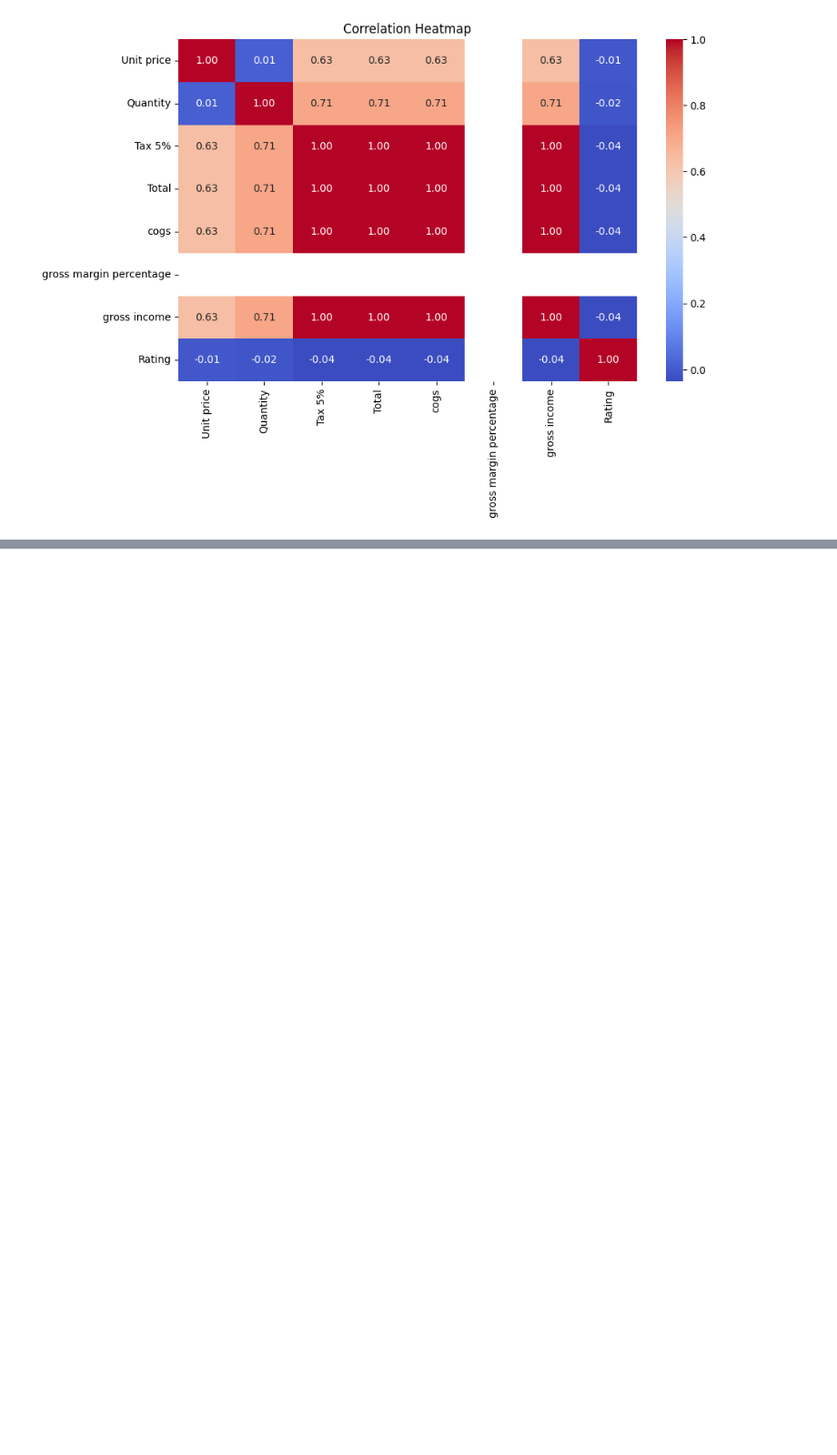
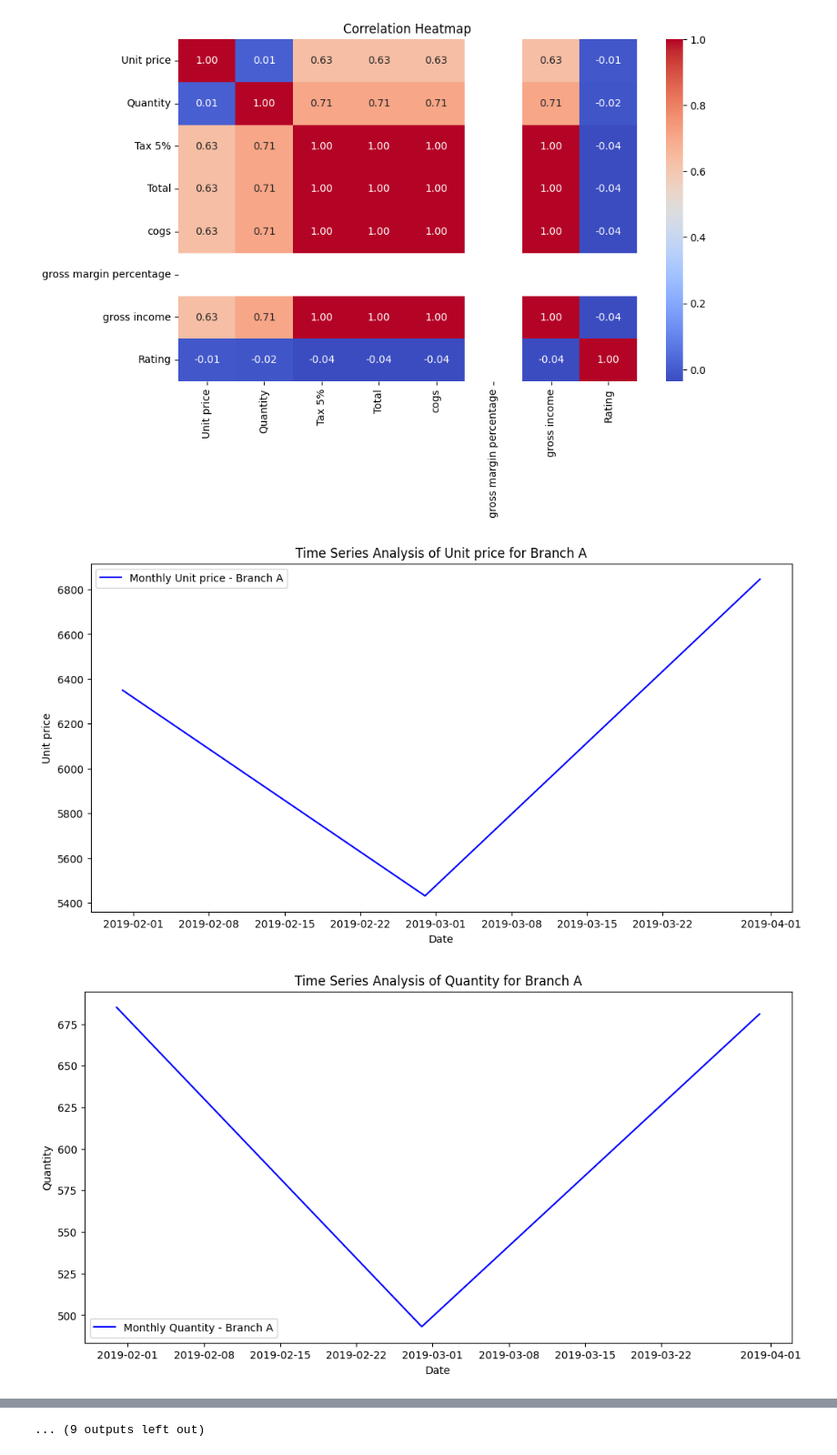
Before and after one commit to AbhiramPollur/ExploratoryDataAnalysis, a Jupyter notebook: 21BDS0383.ipynb, the cells around one changed output, grey strips where cells are left out. Shown at 91% size. Drawn from its saved outputs; the diff is of its cells as text; code cells hidden in the pictures; blank space fills up the shorter version.

```diff
--- a/21BDS0383.ipynb
+++ b/21BDS0383.ipynb
@@ -143,3 +143,25 @@ plt.show()
 # %% [output]
 Multivariate Analysis:
 [figure]
+# %%
+# Grouping
+branches = df['Branch'].unique()
+numeric_columns = ['Unit price', 'Quantity', 'Tax 5%', 'Total', 'cogs', 'gross income', 'Rating']
+# %%
+df['Date'] = pd.to_datetime(df['Date'])
+# %%
+for branch in branches:
+    branch_df = df[df['Branch'] == branch]
+    branch_df = branch_df.set_index('Date').resample('ME').sum()
+    for column in numeric_columns:
+        # Plot time series
+        plt.figure(figsize=(12,6))
+        plt.plot(branch_df.index, branch_df[column], label=f'Monthly {column} - Branch {branch}', color='blue')
+        plt.xlabel('Date')
+        plt.ylabel(column)
+        plt.title(f'Time Series Analysis of {column} for Branch {branch}')
+        plt.legend()
+        plt.show()
+# %% [output]
+[figure, added]
+[figure, added]
@@ -145,0 +178 @@ Multivariate Analysis:
+... (9 outputs left out)
```
Also changed, not shown: parts of 1 cell of this notebook.
